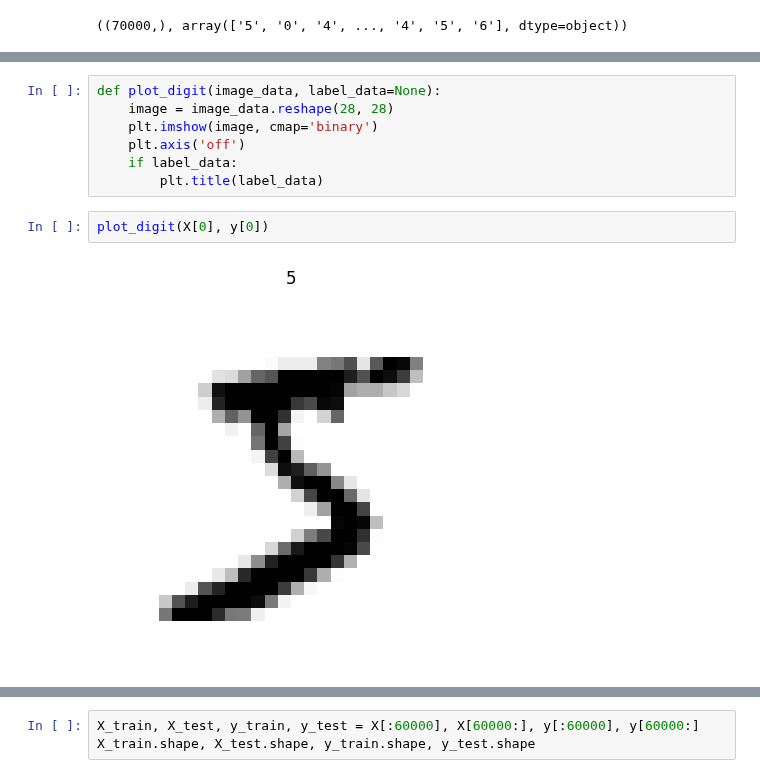
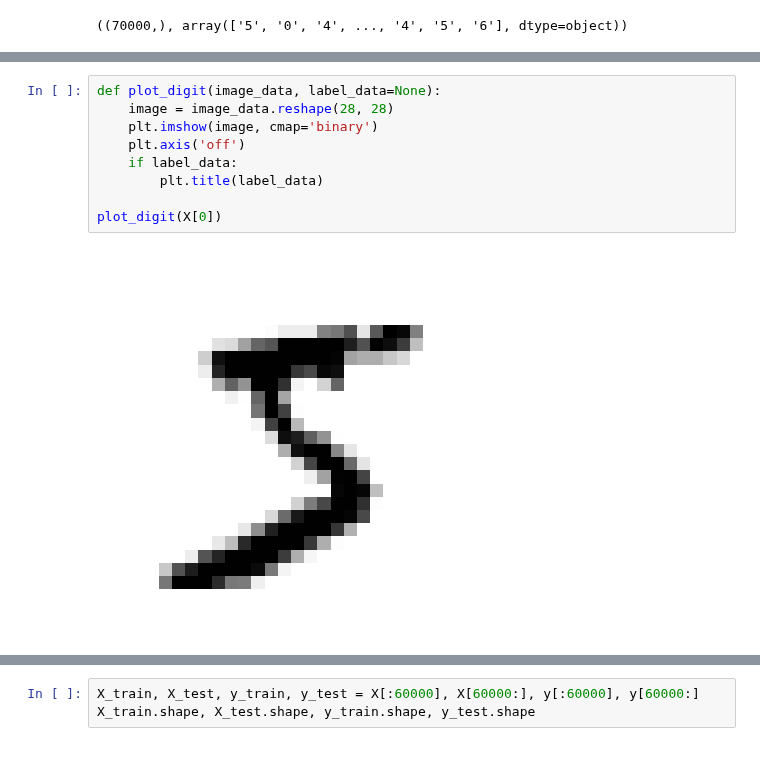
Before and after one commit to PaulToronto/Hands-on-Maching-Learning-Book, a Jupyter notebook: 3_Classification.ipynb, the cells around one changed output, grey strips where cells are left out. Saved outputs shown, nothing was run; the diff lists cells and outputs as text.

```diff
--- a/3_Classification.ipynb
+++ b/3_Classification.ipynb
@@ -108,12 +136,12 @@ y.shape, y
 # %%
 def plot_digit(image_data, label_data=None):
     image = image_data.reshape(28, 28)
     plt.imshow(image, cmap='binary')
     plt.axis('off')
     if label_data:
         plt.title(label_data)
+
+plot_digit(X[0])
+# %% [output]
+[figure, added]
-# %%
-plot_digit(X[0], y[0])
-# %% [output]
-[figure, removed]
 # %%
```
Also changed, not shown: parts of 228 cells of this notebook.
